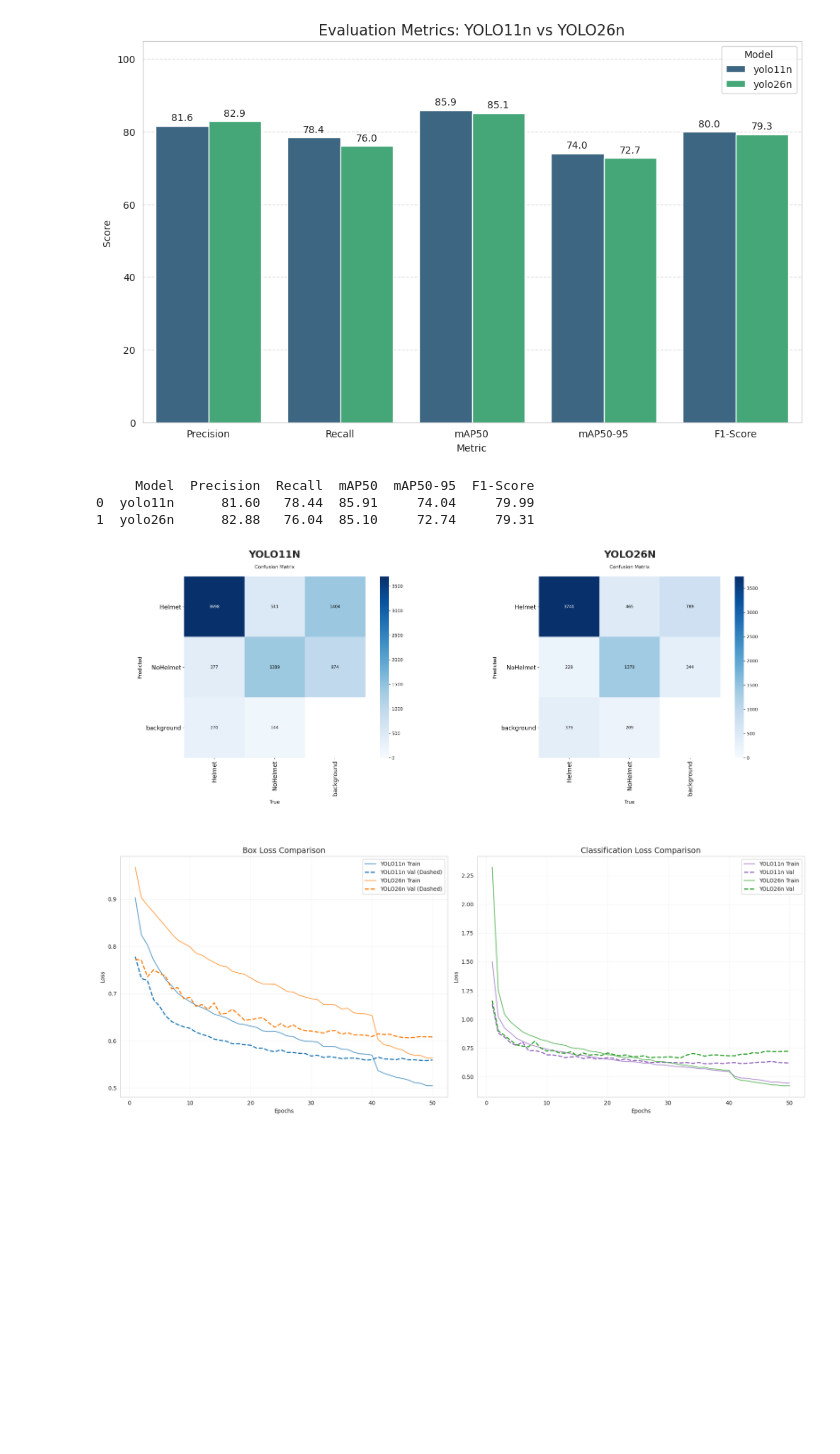
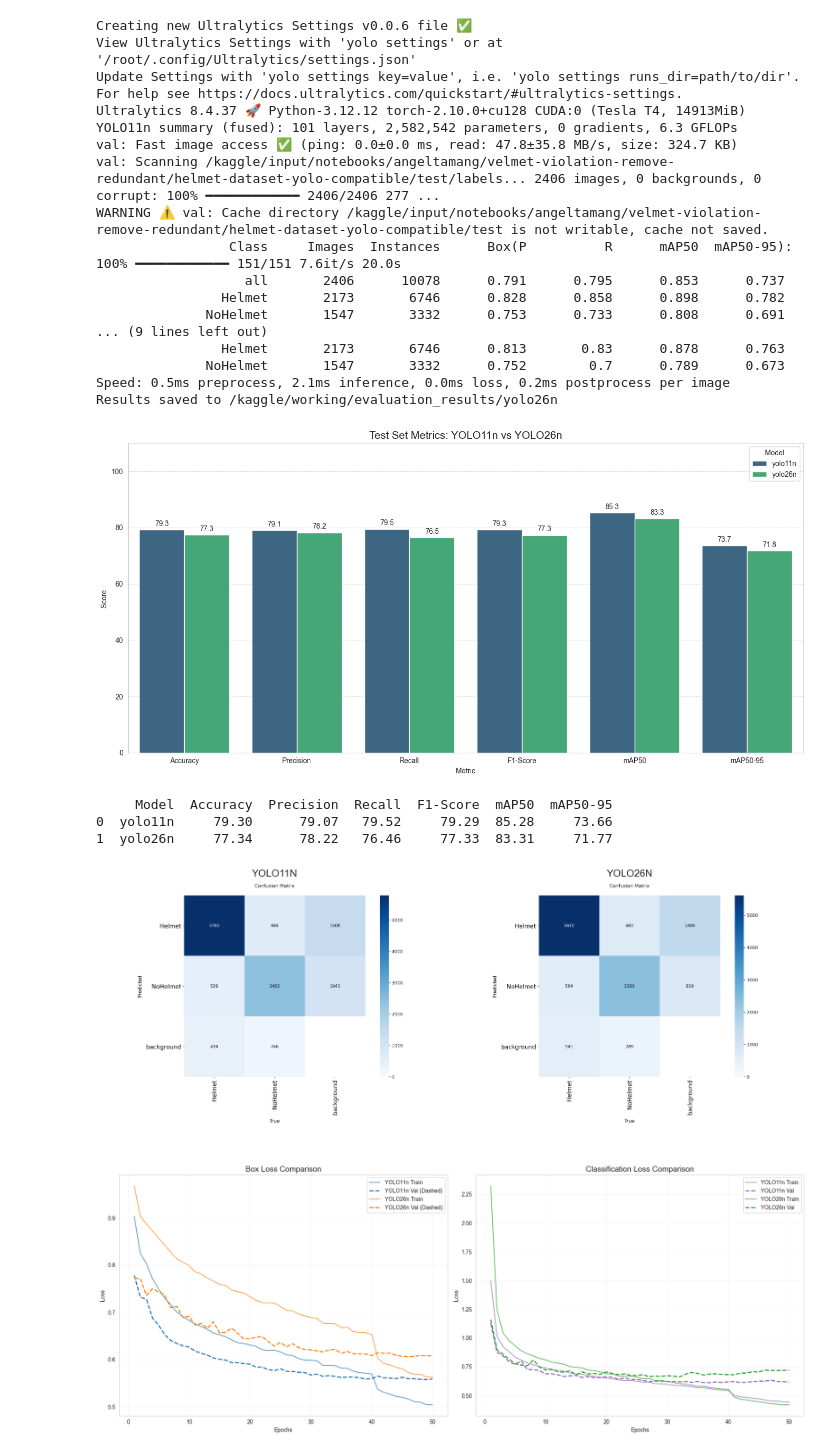
Before and after one commit to angeltamang123/Helmet-Violation-Detection, a Jupyter notebook: playground/post-training-evaluations.ipynb, the cells around one changed output. Cells and saved outputs as stored; diff of their text form; code cells hidden in the pictures; blank space fills up the shorter version.

Commit message:
feat: test evaluations

```diff
--- a/playground/post-training-evaluations.ipynb
+++ b/playground/post-training-evaluations.ipynb
@@ -3,60 +5,88 @@ import pandas as pd
 import seaborn as sns
 import matplotlib.pyplot as plt
 import os
+from ultralytics import YOLO
 
 BASE_PATH = "/kaggle/input/notebooks/angeltamang/baselines/runs/detect/Helmet_Detection_Comparison"
+DATA_YAML = "/kaggle/input/notebooks/angeltamang/baselines/data_fixed.yaml"
 OUTPUT_DIR = "/kaggle/working/evaluation_results"
 os.makedirs(OUTPUT_DIR, exist_ok=True)
 
 metrics_list = []
 
-# Metrics plot
 for m_name in ["yolo11n", "yolo26n"]:
-    csv_path = f"{BASE_PATH}/{m_name}/results.csv"
-    if os.path.exists(csv_path):
-        df = pd.read_csv(csv_path)
-        df.columns = df.columns.str.strip()
+    weights_path = f"{BASE_PATH}/{m_name}/weights/best.pt"
 
-        # Fitness score used by ultrlytics for best model
-        df['fitness'] = df['metrics/mAP50(B)'] * 0.1 + df['metrics/mAP50-95(B)'] * 0.9
-        best_idx = df['fitness'].idxmax()
-        row = df.loc[best_idx]
+    if os.path.exists(weights_path):
+        model = YOLO(weights_path)
 
-        # Store essential metrics scaled to 0-100
+        # Inference on test set
+        results = model.val(
+            data=DATA_YAML,
+            split='test',
+            plots=True,
+            project=OUTPUT_DIR,
+            name=m_name
+        )
+
+        p = results.results_dict['metrics/precision(B)']
+        r = results.results_dict['metrics/recall(B)']
+        map50 = results.results_dict['metrics/mAP50(B)']
+        map95 = results.results_dict['metrics/mAP50-95(B)']
+
+        # Store metrics scaled to 0-100
         metrics_list.append({
             'Model': m_name,
-            'Precision': row['metrics/precision(B)'] * 100,
-            'Recall': row['metrics/recall(B)'] * 100,
-            'mAP50': row['metrics/mAP50(B)'] * 100,
-            'mAP50-95': row['metrics/mAP50-95(B)'] * 100,
-            'F1-Score': (2 * row['metrics/precision(B)'] * row['metrics/recall(B)'] /
-                         (row['metrics/precision(B)'] + row['metrics/recall(B)'])) * 100
+            'Accuracy': ((p + r) / 2) * 100,
+            'Precision': p * 100,
+            'Recall': r * 100,
+            'F1-Score': (2 * p * r / (p + r)) * 100 if (p + r) > 0 else 0,
+            'mAP50': map50 * 100,
+            'mAP50-95': map95 * 100
         })
 
 # Comparison df
 comparison_df = pd.DataFrame(metrics_list)
 plot_df = comparison_df.melt(id_vars='Model', var_name='Metric', value_name='Score')
 
-plt.figure(figsize=(12, 7))
+plt.figure(figsize=(14, 7))
 sns.set_style("whitegrid")
 ax = sns.barplot(data=plot_df, x='Metric', y='Score', hue='Model', palette='viridis')
 
 for container in ax.containers:
     ax.bar_label(container, fmt='%.1f', padding=3)
 
-plt.title('Evaluation Metrics: YOLO11n vs YOLO26n', fontsize=15)
+plt.title('Test Set Metrics: YOLO11n vs YOLO26n', fontsize=15)
 plt.ylabel('Score ')
-plt.ylim(0, 105)
+plt.ylim(0, 110)
 plt.grid(axis='y', linestyle='--', alpha=0.7)
-plt.savefig(f"{OUTPUT_DIR}/model_comparison_metrics.png")
+plt.tight_layout()
+plt.savefig(f"{OUTPUT_DIR}/test_comparison_metrics.png")
 plt.show()
 
 print(comparison_df.round(2))
 # %% [output]
+Creating new Ultralytics Settings v0.0.6 file ✅
+View Ultralytics Settings with 'yolo settings' or at '/root/.config/Ultralytics/settings.json'
+Update Settings with 'yolo settings key=value', i.e. 'yolo settings runs_dir=path/to/dir'. For help see https://docs.ultralytics.com/quickstart/#ultralytics-settings.
+Ultralytics 8.4.37 🚀 Python-3.12.12 torch-2.10.0+cu128 CUDA:0 (Tesla T4, 14913MiB)
+YOLO11n summary (fused): 101 layers, 2,582,542 parameters, 0 gradients, 6.3 GFLOPs
+val: Fast image access ✅ (ping: 0.0±0.0 ms, read: 47.8±35.8 MB/s, size: 324.7 KB)
+val: Scanning /kaggle/input/notebooks/angeltamang/velmet-violation-remove-redundant/helmet-dataset-yolo-compatible/test/labels... 2406 images, 0 backgrounds, 0 corrupt: 100% ━━━━━━━━━━━━ 2406/2406 277 ...
+WARNING ⚠️ val: Cache directory /kaggle/input/notebooks/angeltamang/velmet-violation-remove-redundant/helmet-dataset-yolo-compatible/test is not writable, cache not saved.
+                 Class     Images  Instances      Box(P          R      mAP50  mAP50-95): 100% ━━━━━━━━━━━━ 151/151 7.6it/s 20.0s
+                   all       2406      10078      0.791      0.795      0.853      0.737
+                Helmet       2173       6746      0.828      0.858      0.898      0.782
+              NoHelmet       1547       3332      0.753      0.733      0.808      0.691
+... (9 lines left out)
+                Helmet       2173       6746      0.813       0.83      0.878      0.763
+              NoHelmet       1547       3332      0.752        0.7      0.789      0.673
+Speed: 0.5ms preprocess, 2.1ms inference, 0.0ms loss, 0.2ms postprocess per image
+Results saved to /kaggle/working/evaluation_results/yolo26n
-[figure, old version]
+[figure, new version]
-     Model  Precision  Recall  mAP50  mAP50-95  F1-Score
-0  yolo11n      81.60   78.44  85.91     74.04     79.99
-1  yolo26n      82.88   76.04  85.10     72.74     79.31
+     Model  Accuracy  Precision  Recall  F1-Score  mAP50  mAP50-95
+0  yolo11n     79.30      79.07   79.52     79.29  85.28     73.66
+1  yolo26n     77.34      78.22   76.46     77.33  83.31     71.77
 # %%
 import matplotlib.image as mpimg
 
@@ -66,7 +96,7 @@ models = ["yolo11n", "yolo26n"]
 fig, axes = plt.subplots(1, 2, figsize=(16, 20))
 
 for i, m_name in enumerate(models):
-    img_path = os.path.join(BASE_PATH, m_name, "confusion_matrix.png")
+    img_path = os.path.join(OUTPUT_DIR, m_name, "confusion_matrix.png")
 
     if os.path.exists(img_path):
         img = mpimg.imread(img_path)
@@ -82,7 +112,7 @@ plt.tight_layout()
 plt.savefig(f"{OUTPUT_DIR}/Confusion_Matrix_comparison.png")
 plt.show()
 # %% [output]
-[figure, old version]
+[figure, new version]
 # %%
 # Losses plots
 CSV_11 = f"{BASE_PATH}/yolo11n/results.csv"
```
Also changed, not shown: parts of 3 cells of this notebook, 5 other files.
